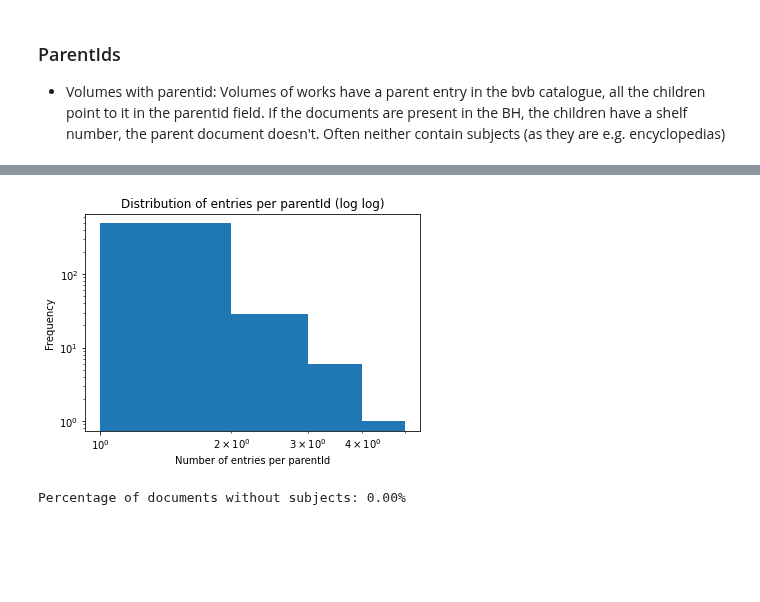
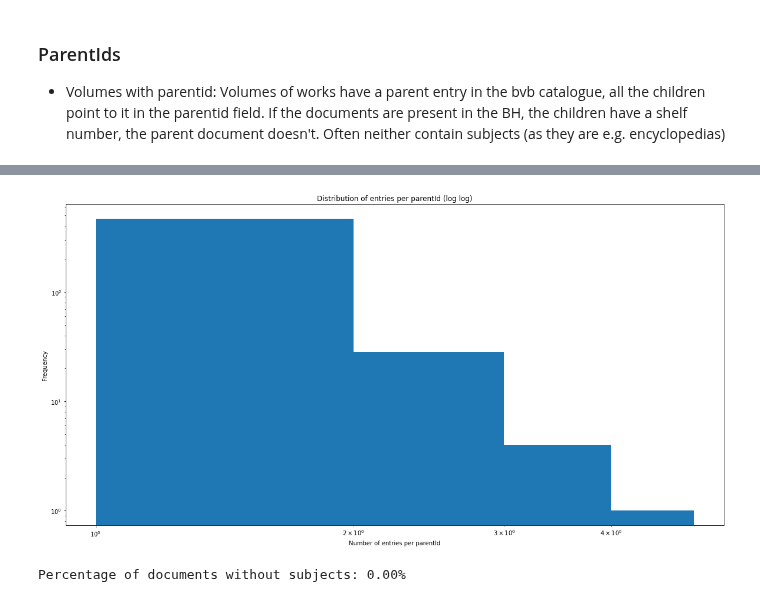
Before and after one commit to hanaCasey/BHVizData, a Jupyter notebook: exploration.ipynb, the cells around one changed output, grey strips where cells are left out. Cells and saved outputs as stored; diff of their text form; code cells hidden in the pictures; blank space fills up the shorter version.

```diff
--- a/exploration.ipynb
+++ b/exploration.ipynb
@@ -85,14 +74,16 @@ Percentage of documents without subjects: nan%
 # %%
 # plot a histogram of the size values on a log log plot to show the power law
+
+fig = plt.figure(figsize=(20, 10))
 plt.hist(grouped, bins=range(1, max(grouped) + 2))
 plt.yscale('log')
 plt.xscale('log')
 plt.xlabel('Number of entries per parentId')
 plt.ylabel('Frequency')
 plt.title('Distribution of entries per parentId (log log)')
 plt.show()
 # %% [output]
-[figure, old version]
+[figure, new version]
 # %%
 # Volumes children and subject labels
 
```
Also changed, not shown: parts of 22 cells of this notebook, 3 other files.
